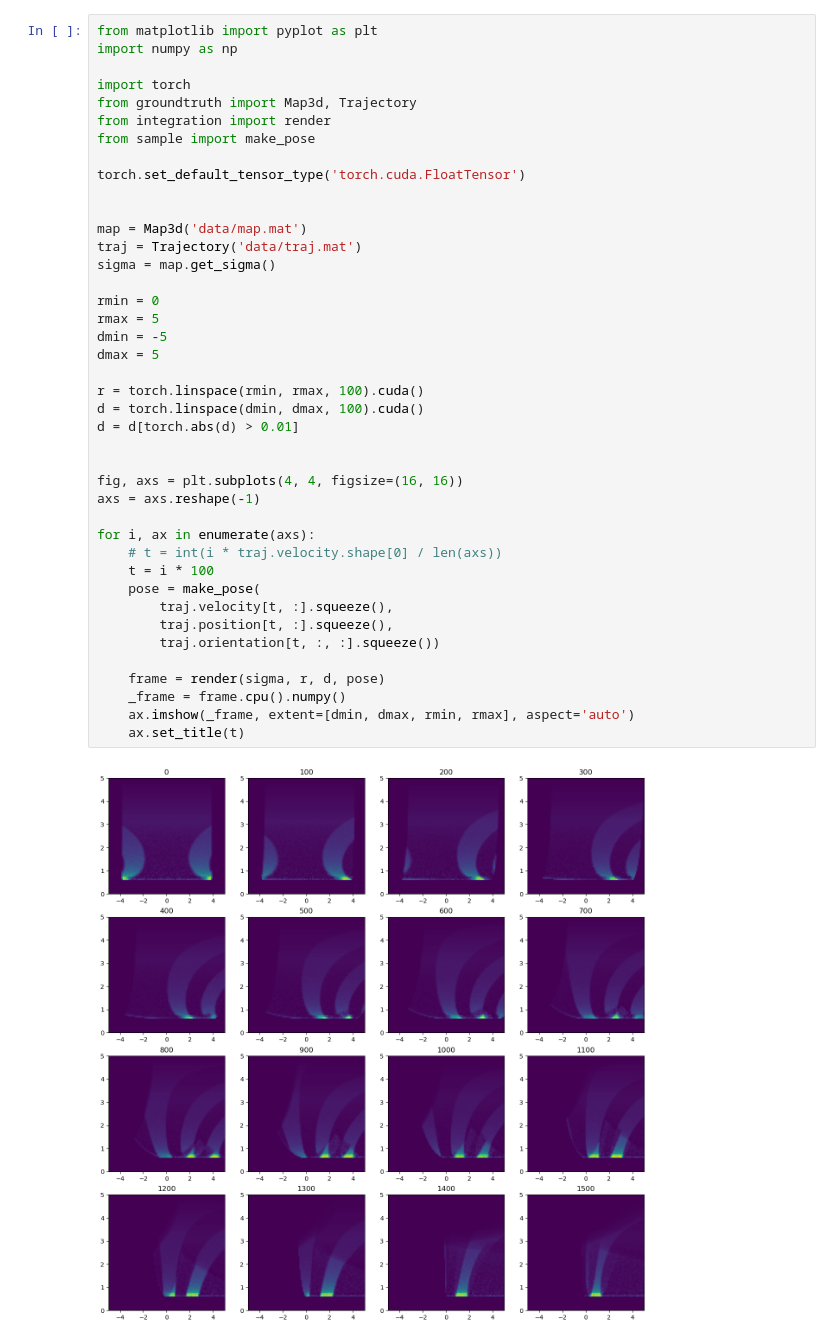
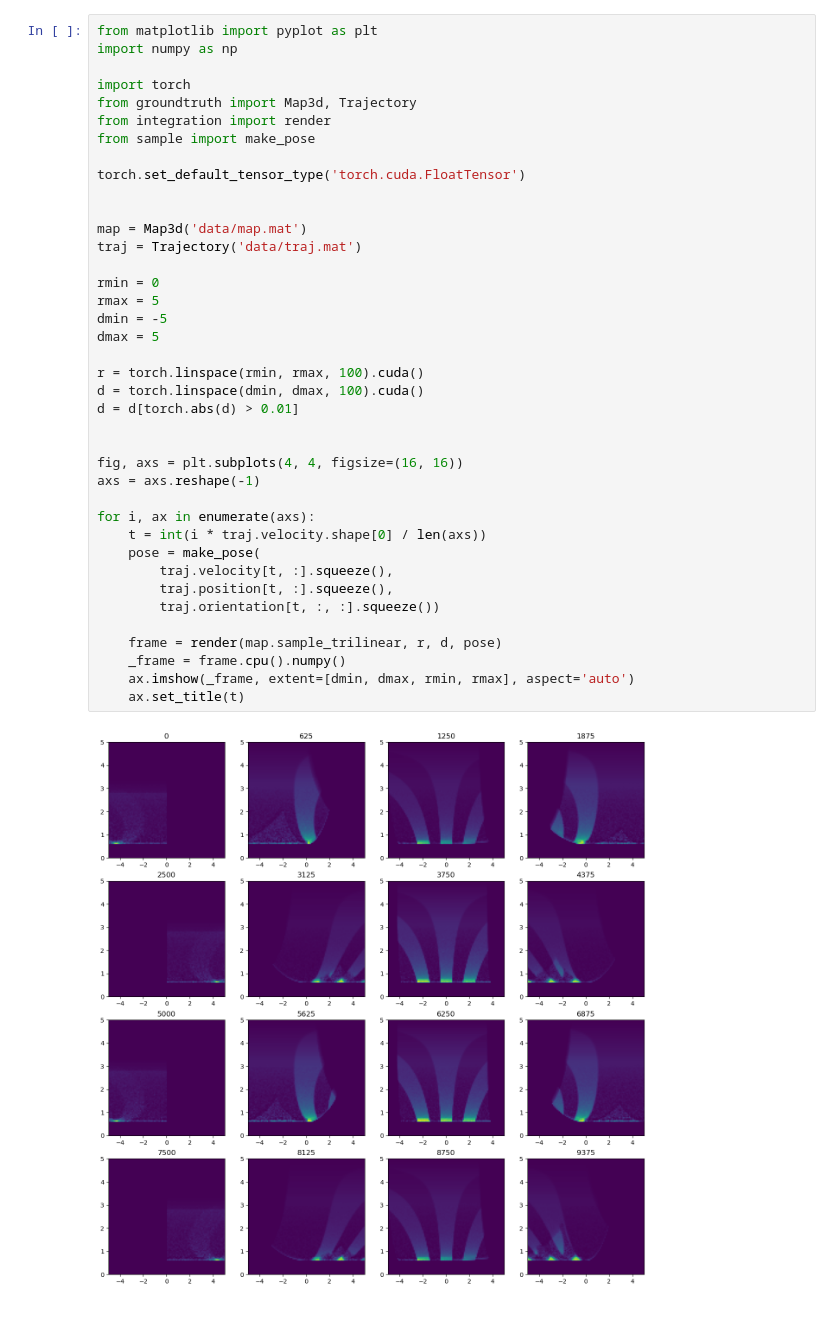
Before and after one commit to WiseLabCMU/dart, a Jupyter notebook: test.ipynb, the cells around one changed output. Saved outputs shown, nothing was run; the diff lists cells and outputs as text.

```diff
--- a/test.ipynb
+++ b/test.ipynb
@@ -9,35 +9,33 @@ from sample import make_pose
 
 torch.set_default_tensor_type('torch.cuda.FloatTensor')
 
 
 map = Map3d('data/map.mat')
 traj = Trajectory('data/traj.mat')
-sigma = map.get_sigma()
 
 rmin = 0
 rmax = 5
 dmin = -5
 dmax = 5
 
 r = torch.linspace(rmin, rmax, 100).cuda()
 d = torch.linspace(dmin, dmax, 100).cuda()
 d = d[torch.abs(d) > 0.01]
 
 
 fig, axs = plt.subplots(4, 4, figsize=(16, 16))
 axs = axs.reshape(-1)
 
 for i, ax in enumerate(axs):
-    # t = int(i * traj.velocity.shape[0] / len(axs))
-    t = i * 100
+    t = int(i * traj.velocity.shape[0] / len(axs))
     pose = make_pose(
         traj.velocity[t, :].squeeze(),
         traj.position[t, :].squeeze(),
         traj.orientation[t, :, :].squeeze())
 
-    frame = render(sigma, r, d, pose)
+    frame = render(map.sample_trilinear, r, d, pose)
     _frame = frame.cpu().numpy()
     ax.imshow(_frame, extent=[dmin, dmax, rmin, rmax], aspect='auto')
     ax.set_title(t)
 # %% [output]
-[figure, old version]
+[figure, new version]
```
Also changed, not shown: parts of 3 cells of this notebook, 1 other file.
